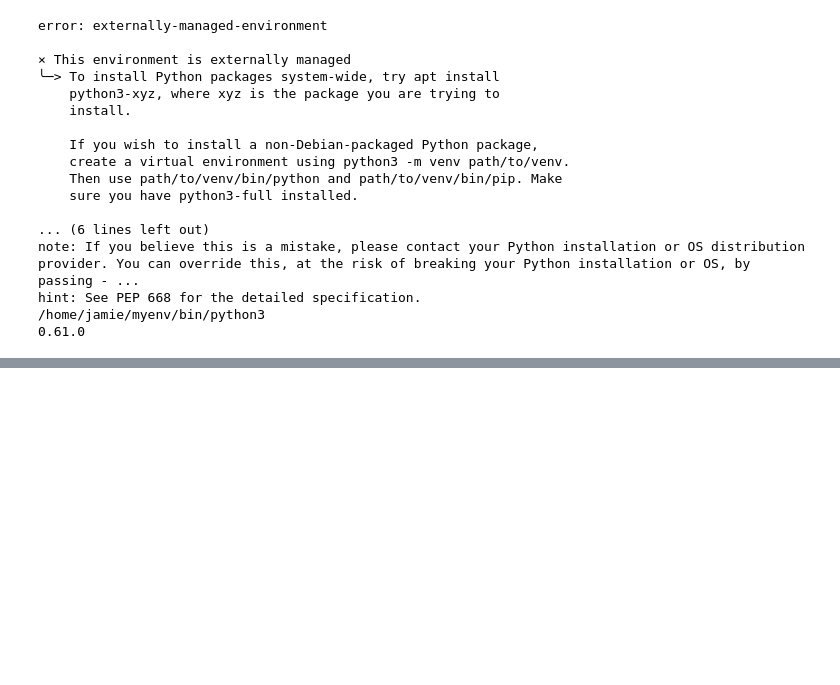
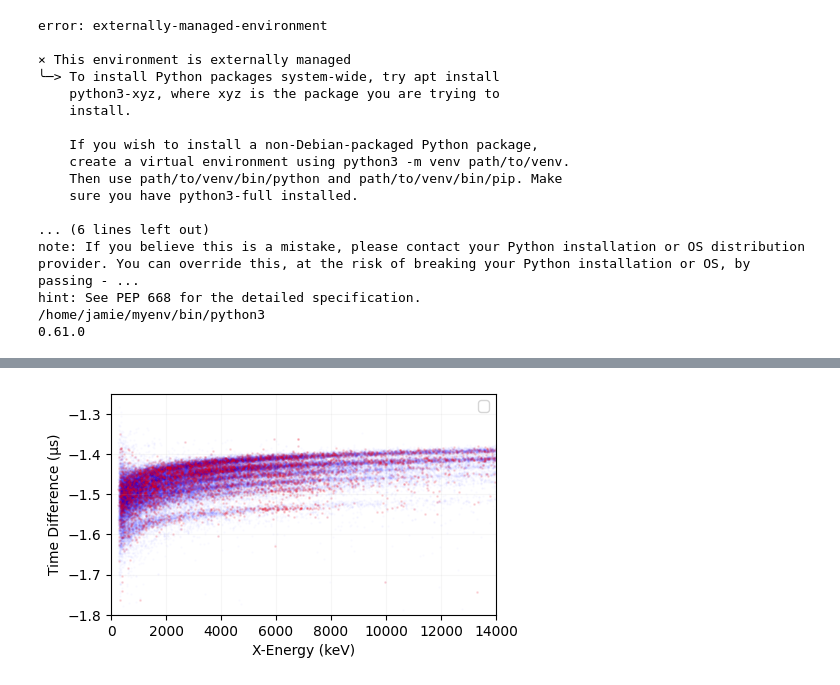
Before and after one commit to JChads4/ppac_analysis2, a Jupyter notebook: raw_events_notebook.ipynb, the cells around one changed output, grey strips where cells are left out. Drawn from its saved outputs; the diff is of its cells as text; code cells hidden in the pictures; blank space fills up the shorter version.

```diff
--- a/raw_events_notebook.ipynb
+++ b/raw_events_notebook.ipynb
@@ -677,0 +613,33 @@ PPAC cathode after IMP: 0 events (0.0%)
+# %%
+import matplotlib.pyplot as plt
+import numpy as np
+
+# Map dt_anodeH_us from coincident_imp to alpha candidates using the recoil_index.
+# Make sure coincident_imp is indexed by its default integer index.
+alpha_candidates_df['dt_anodeH_us'] = alpha_candidates_df['recoil_index'].map(coincident_imp.set_index(coincident_imp.index)['dt_anodeH_us'])
+
+# Filter recoils to only those that have an associated alpha candidate.
+recoil_indices_with_alpha = alpha_candidates_df['recoil_index'].unique()
+recoils_with_alpha = coincident_imp.loc[recoil_indices_with_alpha]
+
+plt.figure(figsize=(5,3))
+plt.scatter(coincident_imp['imp_xE'], coincident_imp['dt_anodeH_us'],
+            alpha=0.01, s=1, c='blue')
+plt.scatter(recoils_with_alpha['imp_xE'], recoils_with_alpha['dt_anodeH_us'],
+            alpha=0.1, s=1, c='r')
+plt.ylabel('Anode H ToF (μs)')
+plt.xlabel('X-Energy')
+plt.grid(True, alpha=0.1)
+plt.ylim(-1.8, -1.3)
+plt.xlim(0,14000)
+plt.tight_layout()
+
+
+plt.xlabel('X-Energy (keV)')
+plt.ylabel('Time Difference (μs)')
+plt.xlim(0, 14000)
+plt.ylim(-1.8,-1.25)
+plt.legend()
+plt.show()
+# %% [output]
+[figure, added]
```
Also changed, not shown: parts of 17 cells of this notebook, 3 other files.
